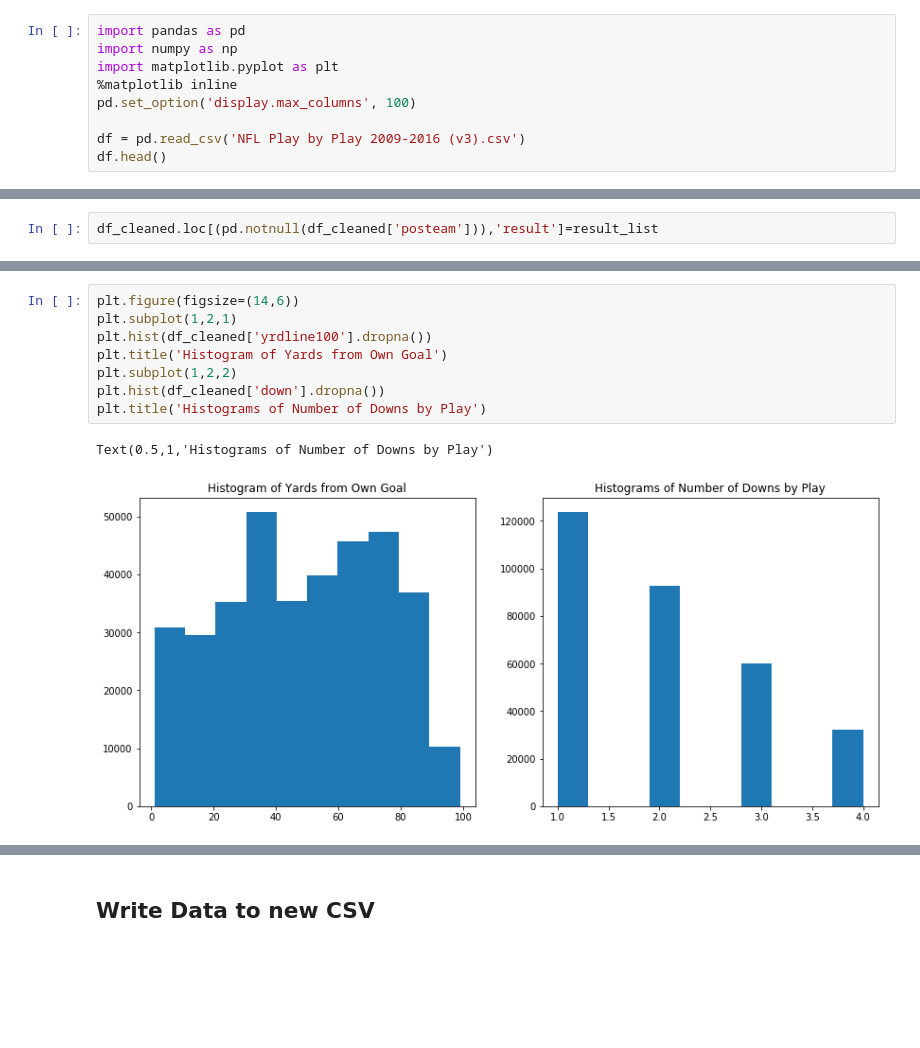
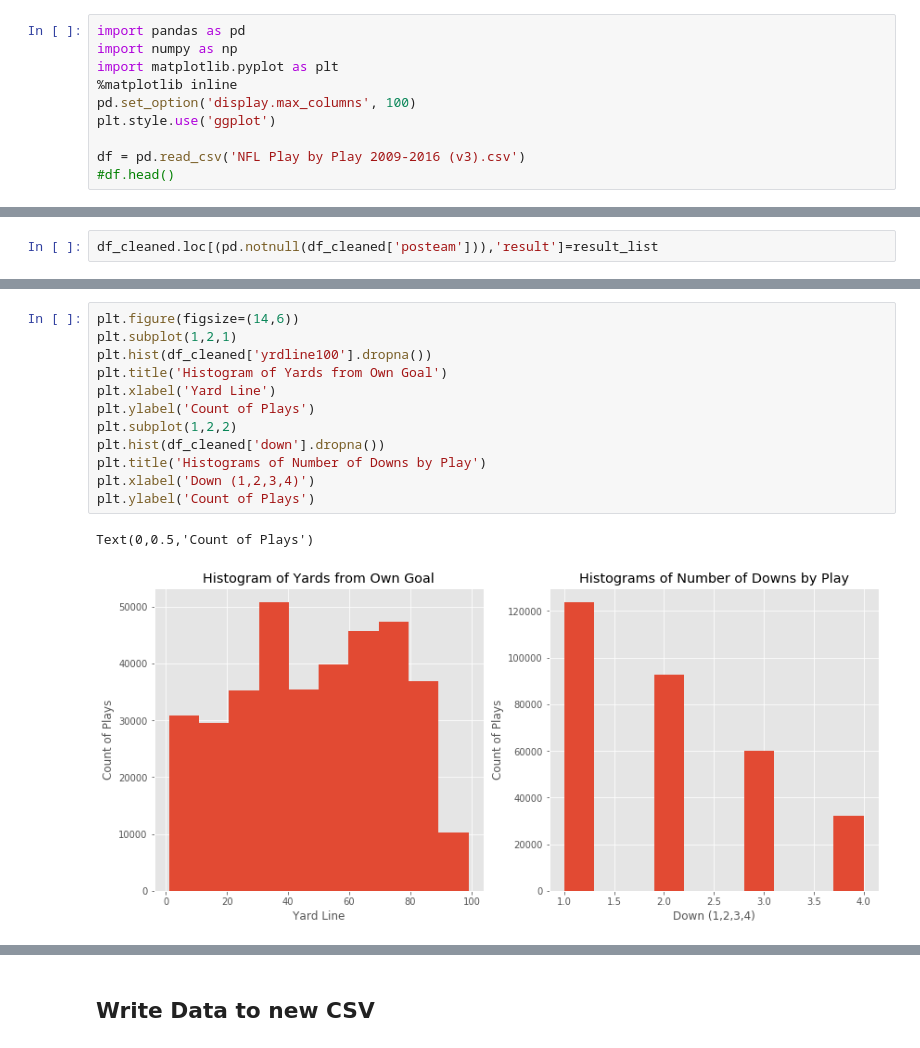
Before and after one commit to dsbrenna/NFLWinProbabilityModeling, a Jupyter notebook: Project Investigation.ipynb, the cells around one changed output, grey strips where cells are left out. Drawn from its saved outputs; the diff is of its cells as text; blank space fills up the shorter version.

```diff
--- a/Project Investigation.ipynb
+++ b/Project Investigation.ipynb
@@ -4,6 +4,7 @@ import numpy as np
 import matplotlib.pyplot as plt
 %matplotlib inline
 pd.set_option('display.max_columns', 100)
+plt.style.use('ggplot')
 
 df = pd.read_csv('NFL Play by Play 2009-2016 (v3).csv')
-df.head()
+#df.head()
@@ -241,14 +217,18 @@ Text(0.5,1,'Number of Plays Occuring of each Type')
 # %%
 plt.figure(figsize=(14,6))
 plt.subplot(1,2,1)
 plt.hist(df_cleaned['yrdline100'].dropna())
 plt.title('Histogram of Yards from Own Goal')
+plt.xlabel('Yard Line')
+plt.ylabel('Count of Plays')
 plt.subplot(1,2,2)
 plt.hist(df_cleaned['down'].dropna())
 plt.title('Histograms of Number of Downs by Play')
+plt.xlabel('Down (1,2,3,4)')
+plt.ylabel('Count of Plays')
 # %% [output]
-Text(0.5,1,'Histograms of Number of Downs by Play')
+Text(0,0.5,'Count of Plays')
-[figure, old version]
+[figure, new version]
 # %%
 plt.figure(figsize=(8,8))
 plt.hist(df_cleaned.loc[df_cleaned['PlayType']=='End of Game', 'ScoreDiff'].apply(abs).dropna(), bins=50)
```
Also changed, not shown: parts of 46 cells of this notebook.
